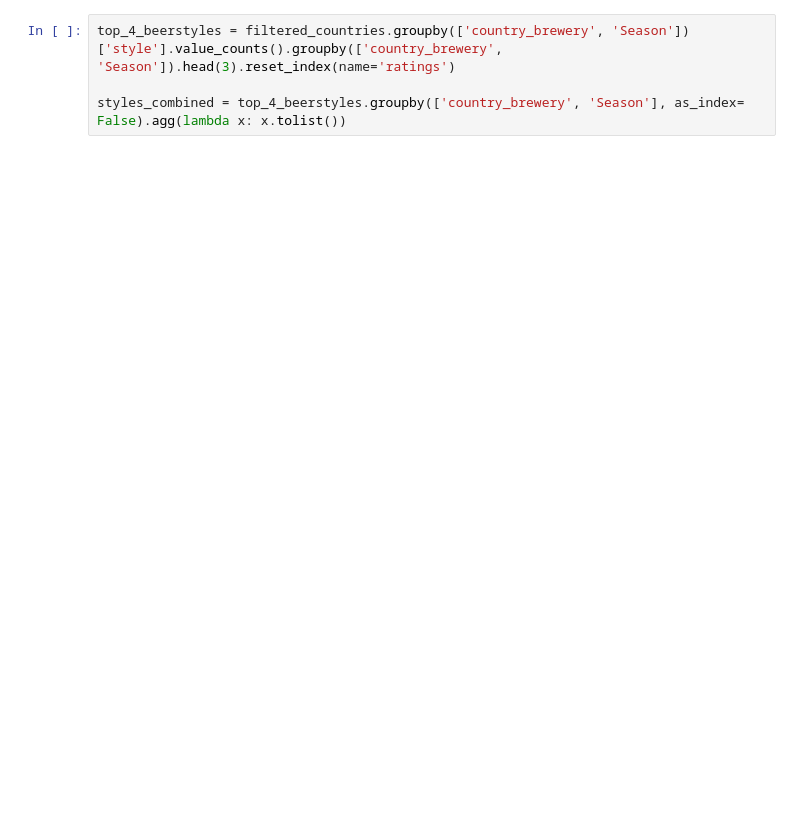
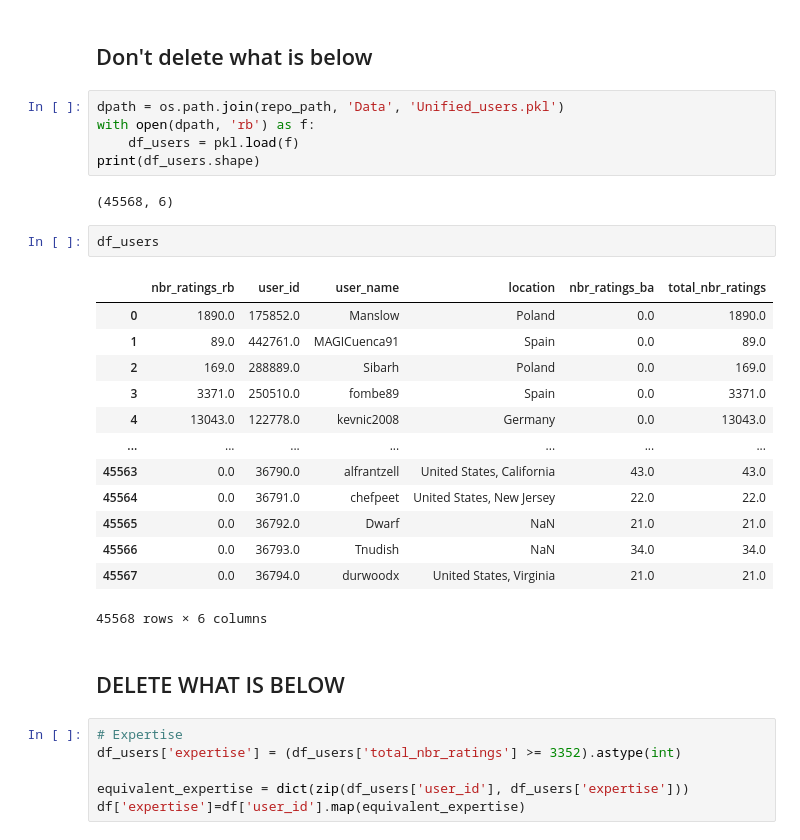
Before and after one commit to epfl-ada/ada-2023-project-adacadabra2023, a Jupyter notebook: main_dfs_web/classifier_df.ipynb, the cells around one changed output. Drawn from its saved outputs; the diff is of its cells as text; blank space fills up the shorter version.

```diff
--- a/main_dfs_web/classifier_df.ipynb
+++ b/main_dfs_web/classifier_df.ipynb
@@ -99,4 +56,33 @@ filter_countries(df,3)
-# %%
-top_4_beerstyles = filtered_countries.groupby(['country_brewery', 'Season'])['style'].value_counts().groupby(['country_brewery', 'Season']).head(3).reset_index(name='ratings')
-
-styles_combined = top_4_beerstyles.groupby(['country_brewery', 'Season'], as_index= False).agg(lambda x: x.tolist())
+# %% [markdown]
+## Don't delete what is below
+# %%
+dpath = os.path.join(repo_path, 'Data', 'Unified_users.pkl')
+with open(dpath, 'rb') as f:
+    df_users = pkl.load(f)
+print(df_users.shape)
+# %% [output]
+(45568, 6)
+# %%
+df_users
+# %% [output]
+|  | nbr_ratings_rb | user_id | user_name | location | nbr_ratings_ba | total_nbr_ratings |
+| 0 | 1890.0 | 175852.0 | Manslow | Poland | 0.0 | 1890.0 |
+| 1 | 89.0 | 442761.0 | MAGICuenca91 | Spain | 0.0 | 89.0 |
+| 2 | 169.0 | 288889.0 | Sibarh | Poland | 0.0 | 169.0 |
+| 3 | 3371.0 | 250510.0 | fombe89 | Spain | 0.0 | 3371.0 |
+| 4 | 13043.0 | 122778.0 | kevnic2008 | Germany | 0.0 | 13043.0 |
+| ... | ... | ... | ... | ... | ... | ... |
+| 45563 | 0.0 | 36790.0 | alfrantzell | United States, California | 43.0 | 43.0 |
+| 45564 | 0.0 | 36791.0 | chefpeet | United States, New Jersey | 22.0 | 22.0 |
+| 45565 | 0.0 | 36792.0 | Dwarf | NaN | 21.0 | 21.0 |
+| 45566 | 0.0 | 36793.0 | Tnudish | NaN | 34.0 | 34.0 |
+| 45567 | 0.0 | 36794.0 | durwoodx | United States, Virginia | 21.0 | 21.0 |
+45568 rows × 6 columns
+# %% [markdown]
+## DELETE WHAT IS BELOW
+# %%
+# Expertise
+df_users['expertise'] = (df_users['total_nbr_ratings'] >= 3352).astype(int)
+
+equivalent_expertise = dict(zip(df_users['user_id'], df_users['expertise']))
+df['expertise']=df['user_id'].map(equivalent_expertise)
```
Also changed, not shown: parts of 16 cells of this notebook.
